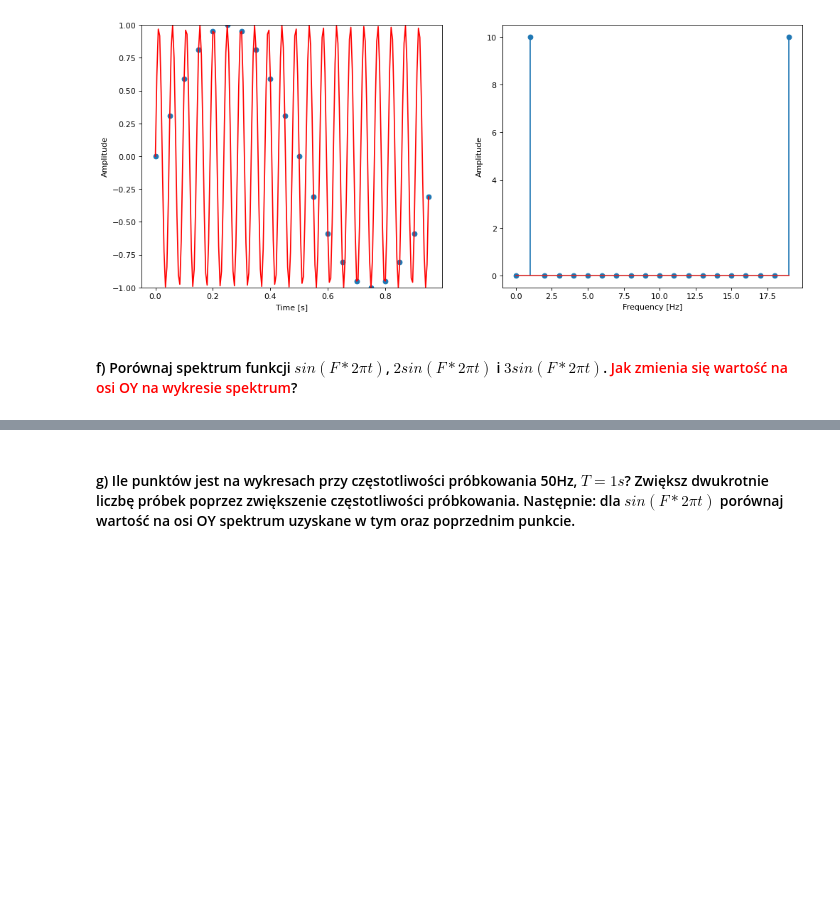
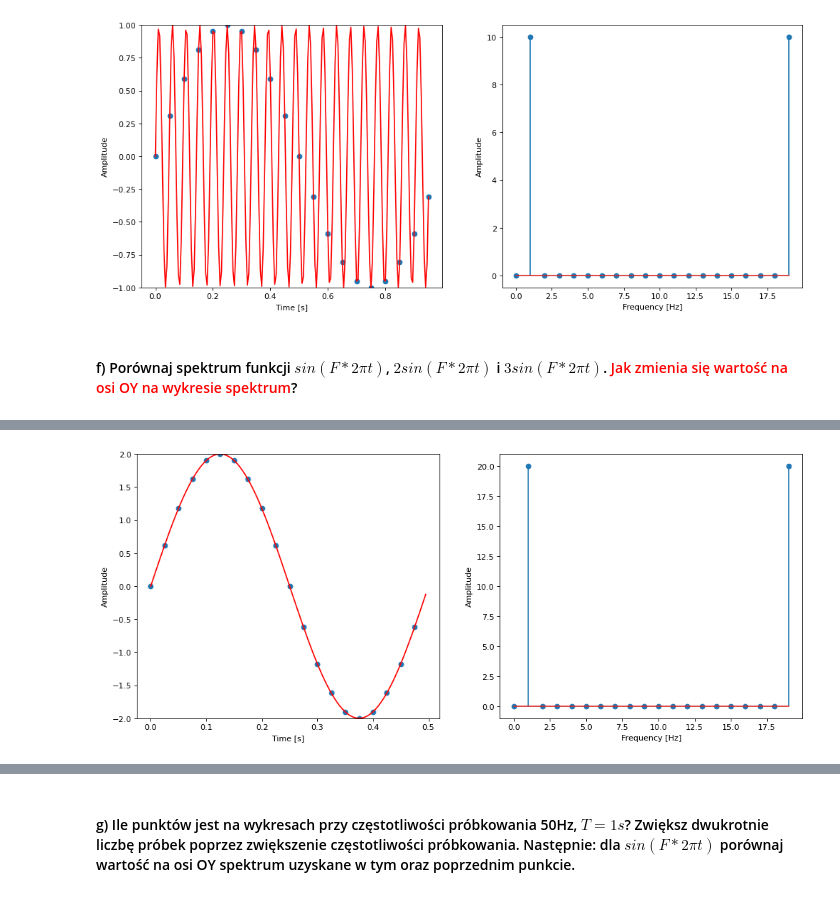
Before and after one commit to mckmck0/KCK, a Jupyter notebook: programs/signals.ipynb, the cells around one changed output, grey strips where cells are left out. Saved outputs shown, nothing was run; the diff lists cells and outputs as text; code cells hidden in the pictures; blank space fills up the shorter version.

```diff
--- a/programs/signals.ipynb
+++ b/programs/signals.ipynb
@@ -142,0 +148,4 @@ draw_signal(F=21.0, LP=20, w=20)
+# %%
+draw_signal(A=2)
+# %% [output]
+[figure, added]
```
Also changed, not shown: parts of 13 cells of this notebook.
